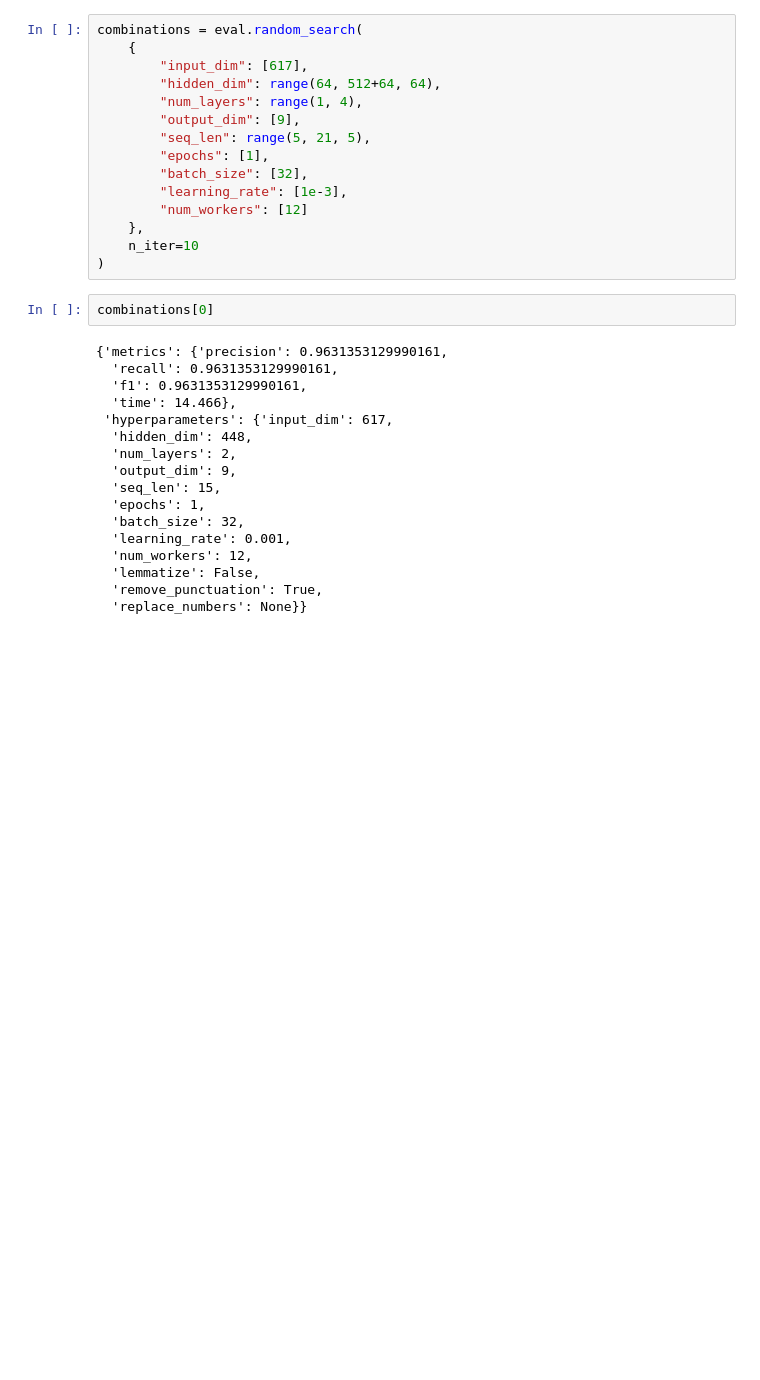
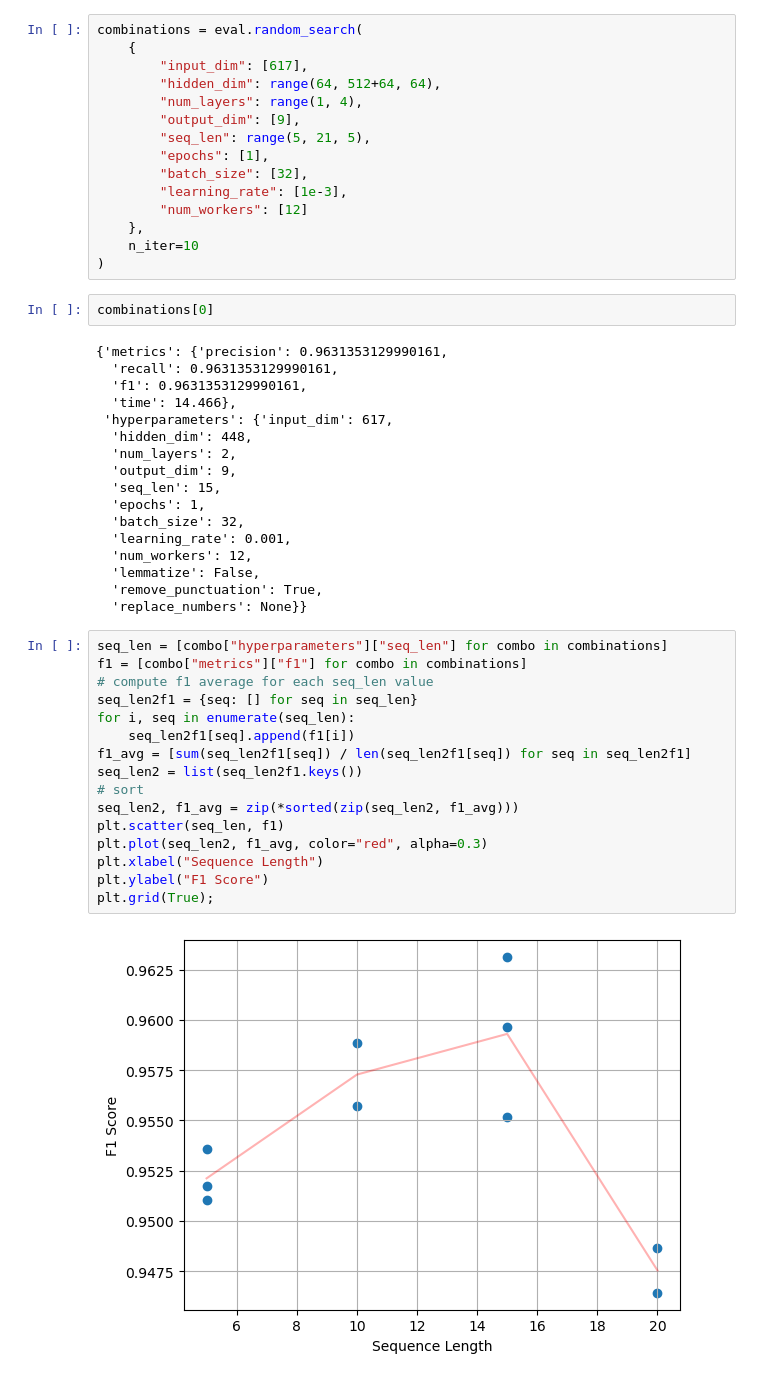
Before and after one commit to amritpal200/NLP-Project, a Jupyter notebook: src/lstm.ipynb, the cells around one changed output. Cells and saved outputs as stored; diff of their text form; blank space fills up the shorter version.

```diff
--- a/src/lstm.ipynb
+++ b/src/lstm.ipynb
@@ -134,3 +134,21 @@ combinations[0]
   'lemmatize': False,
   'remove_punctuation': True,
   'replace_numbers': None}}
+# %%
+seq_len = [combo["hyperparameters"]["seq_len"] for combo in combinations]
+f1 = [combo["metrics"]["f1"] for combo in combinations]
+# compute f1 average for each seq_len value
+seq_len2f1 = {seq: [] for seq in seq_len}
+for i, seq in enumerate(seq_len):
+	seq_len2f1[seq].append(f1[i])
+f1_avg = [sum(seq_len2f1[seq]) / len(seq_len2f1[seq]) for seq in seq_len2f1]
+seq_len2 = list(seq_len2f1.keys())
+# sort
+seq_len2, f1_avg = zip(*sorted(zip(seq_len2, f1_avg)))
+plt.scatter(seq_len, f1)
+plt.plot(seq_len2, f1_avg, color="red", alpha=0.3)
+plt.xlabel("Sequence Length")
+plt.ylabel("F1 Score")
+plt.grid(True);
+# %% [output]
+[figure, added]
```
Also changed, not shown: parts of 19 cells of this notebook.
